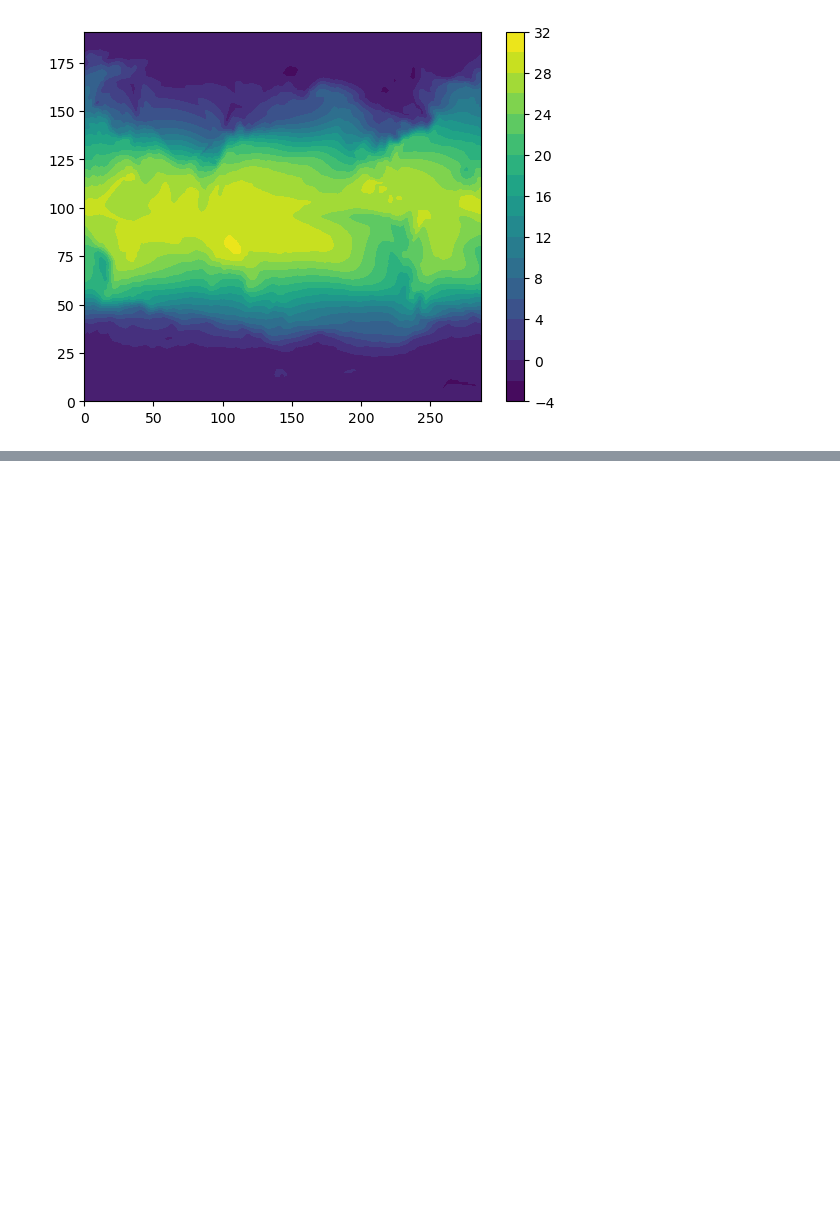
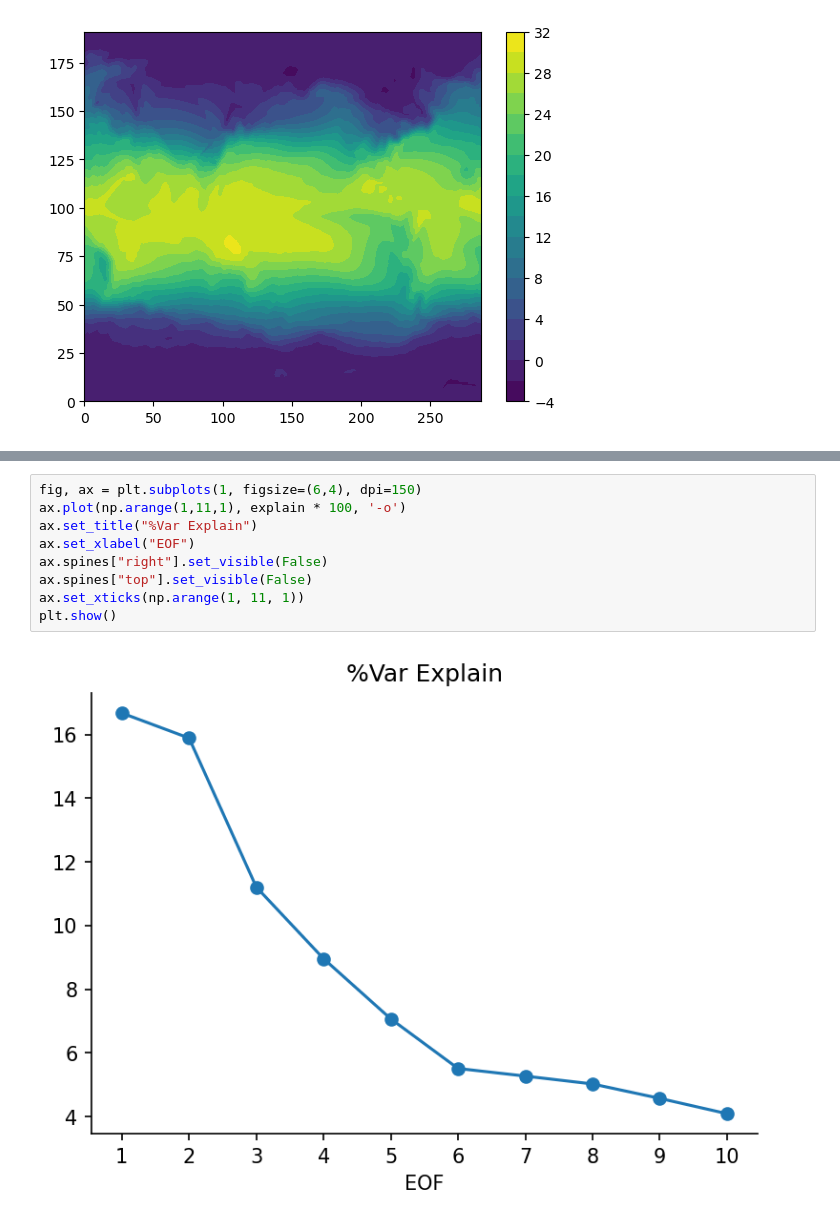
Before and after one commit to PeterChang1023/ESM_2025, a Jupyter notebook: ESM_2025_MJO.ipynb, the cells around one changed output, grey strips where cells are left out. Cells and saved outputs as stored; diff of their text form; blank space fills up the shorter version.

```diff
--- a/ESM_2025_MJO.ipynb
+++ b/ESM_2025_MJO.ipynb
@@ -436,0 +438,11 @@ n_component: 153
+# %%
+fig, ax = plt.subplots(1, figsize=(6,4), dpi=150)
+ax.plot(np.arange(1,11,1), explain * 100, '-o')
+ax.set_title("%Var Explain")
+ax.set_xlabel("EOF")
+ax.spines["right"].set_visible(False)
+ax.spines["top"].set_visible(False)
+ax.set_xticks(np.arange(1, 11, 1))
+plt.show()
+# %% [output]
+[figure, added]
```
Also changed, not shown: parts of 7 cells of this notebook.
